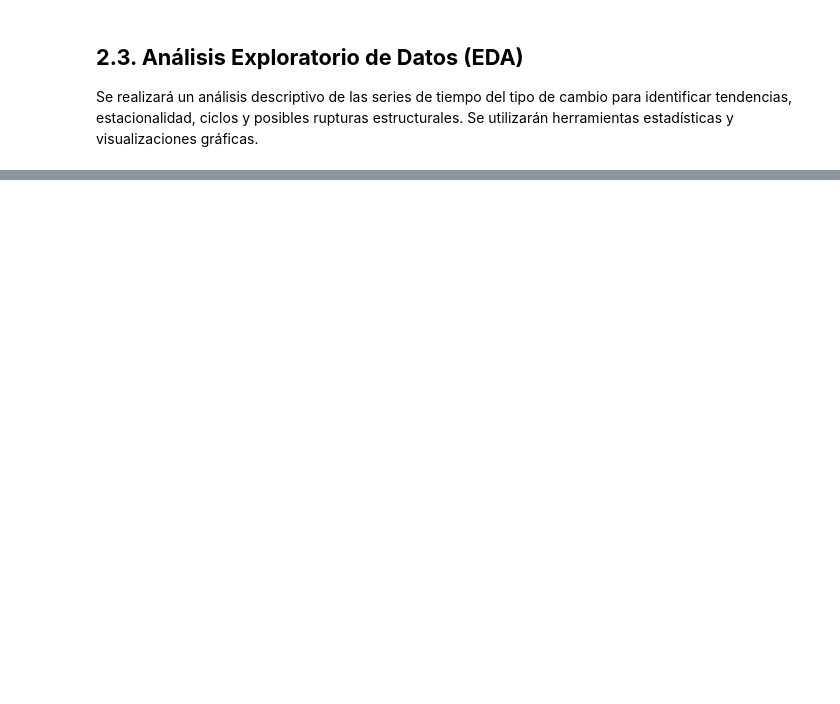
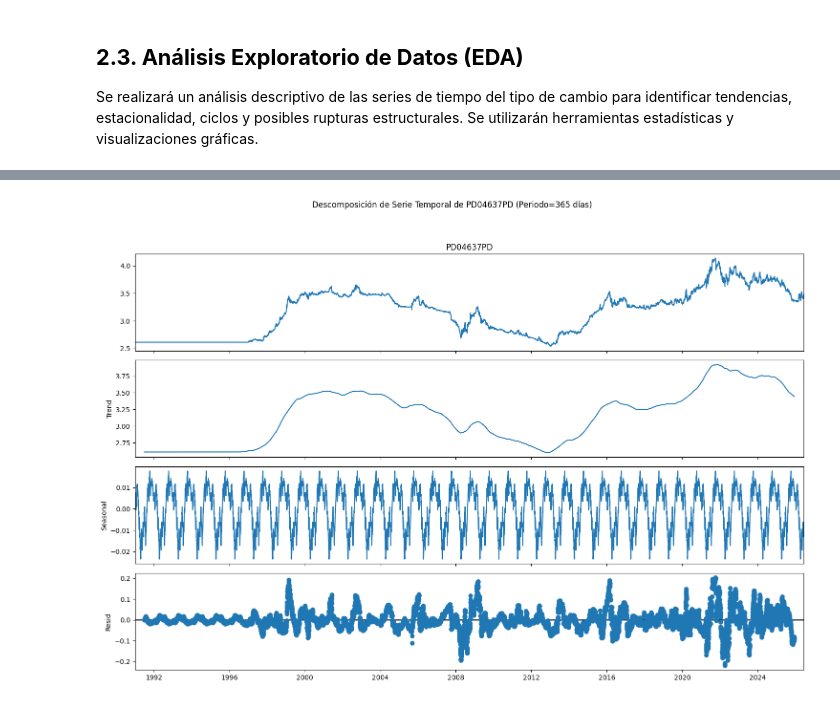
Before and after one commit to vrrp/sachabook_bigdata, a Jupyter notebook: _build/jupyter_execute/docs/04_casoEstudio_precioDolar_BCRP.ipynb, the cells around one changed output, grey strips where cells are left out. Drawn from its saved outputs; the diff is of its cells as text; code cells hidden in the pictures; blank space fills up the shorter version.

```diff
--- a/_build/jupyter_execute/docs/04_casoEstudio_precioDolar_BCRP.ipynb
+++ b/_build/jupyter_execute/docs/04_casoEstudio_precioDolar_BCRP.ipynb
@@ -600,0 +1048,3 @@ display(plot_data)
+# %%
+df_pandas_con_null = df_pandas_con_null.iloc[1:]
+display(df_pandas_con_null)
@@ -600,0 +1065,2 @@ display(plot_data)
+# %%
+fechas_pandas = pd.date_range(start='1991-01-01', end="2026-06-09", freq='D')
@@ -600,0 +1190,8 @@ display(plot_data)
+# %%
+# Demostración con el método 'linear'
+print("--- Interpolación LINEAL (Pandas) ---")
+df_linear_pandas_demo = df_pandas_con_null.copy()
+print("Nulos antes de interpolar (linear): ", df_linear_pandas_demo['PD04637PD'].isnull().sum())
+df_linear_interpolado_pandas = interpolar_df_pandas_col(df_linear_pandas_demo, 'PD04637PD', method='linear')
+print("Nulos después de interpolar (linear): ", df_linear_interpolado_pandas['PD04637PD'].isnull().sum())
+display(df_linear_interpolado_pandas.head())
@@ -608,0 +1318,25 @@ Se determinarán las variables macroeconómicas y financieras (nacionales e inte
+# %%
+from statsmodels.tsa.seasonal import seasonal_decompose
+
+# Establecer la columna 'Fecha' como índice
+df_time_series = df_linear_interpolado_pandas.set_index('Fecha')
+
+# Asegurarse de que el índice es de tipo DatetimeIndex
+df_time_series.index = pd.to_datetime(df_time_series.index)
+
+# Seleccionar la columna 'PD04637PD' para la descomposición
+serie_a_descomponer = df_time_series['PD04637PD']
+
+# Realizar la descomposición. Suponemos una estacionalidad anual (period=365).
+# Se usa un modelo aditivo asumiendo que las variaciones estacionales son relativamente constantes.
+# Es importante asegurarse de que la serie no contenga valores NaN en el rango a descomponer.
+
+# Para manejar los posibles NaN al inicio/fin (resultado de interpolaciones con ffill/bfill),
+# solo se descompondrá la parte de la serie sin NaN.
+# Sin embargo, dado que ya se han interpolado todos los NaNs en PD04637PD, esto debería ser un problema menor.
+
+# La frecuencia (period) de la serie. Para datos diarios, una estacionalidad anual es 365 días.
+# Si hubiera estacionalidad semanal, sería 7. Es crucial elegir el periodo adecuado.
+periodo = 365
+
+descomposicion = seasonal_decompose(serie_a_descomponer, model='additive', period=periodo)
@@ -608,0 +1362,9 @@ Se determinarán las variables macroeconómicas y financieras (nacionales e inte
+# %%
+# Graficar los componentes de la descomposición
+fig = descomposicion.plot()
+fig.set_size_inches(15, 10)
+plt.suptitle(f'Descomposición de Serie Temporal de PD04637PD (Periodo={periodo} días)', y=1.02) # Ajustar el título principal
+plt.tight_layout(rect=[0, 0, 1, 0.98]) # Ajustar el layout para evitar solapamiento de título
+plt.show()
+# %% [output]
+[figure, added]
```
Also changed, not shown: parts of 108 cells of this notebook, 14 other files.
